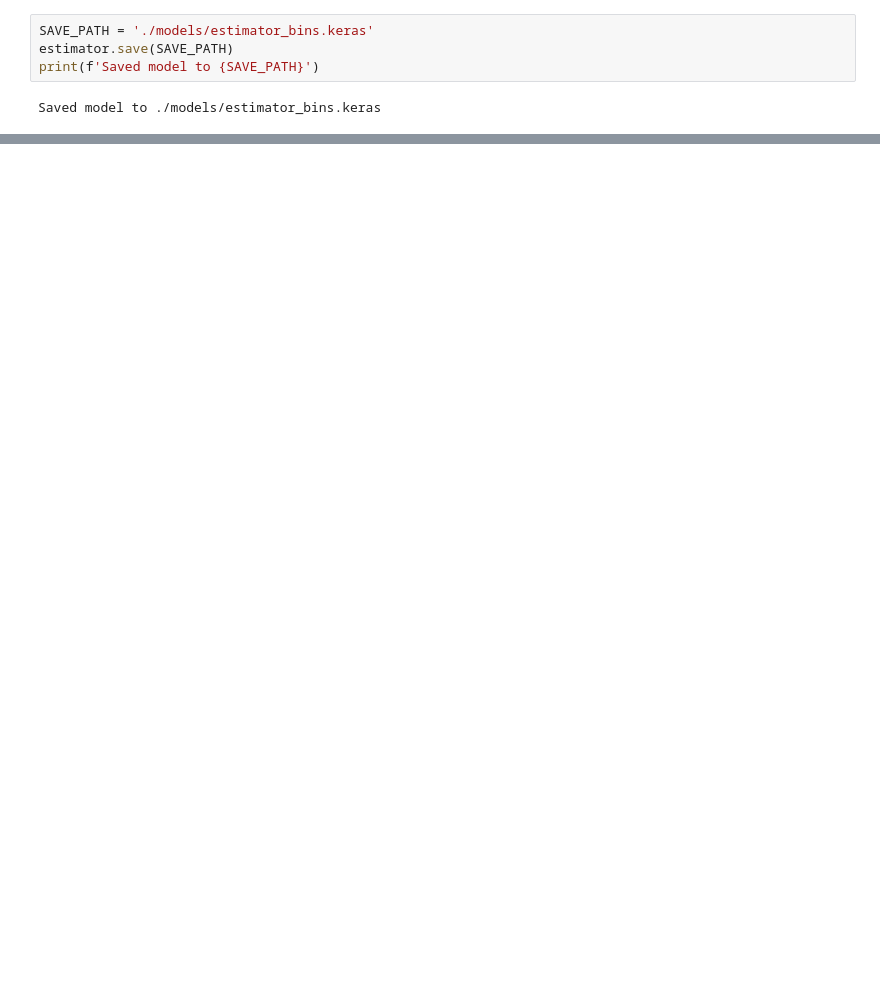
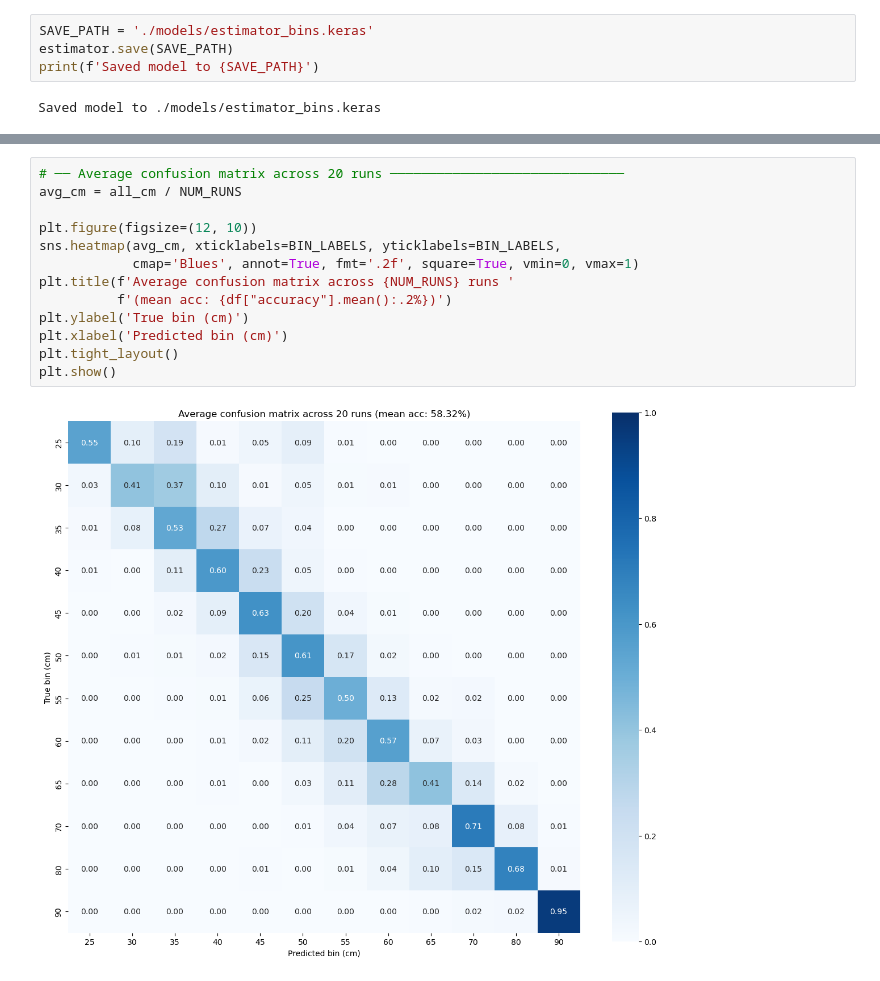
Before and after one commit to mmerioles/safse, a Jupyter notebook: notebooks/estimate_bins.ipynb, the cells around one changed output, grey strips where cells are left out. Cells and saved outputs as stored; diff of their text form; blank space fills up the shorter version.

```diff
--- a/notebooks/estimate_bins.ipynb
+++ b/notebooks/estimate_bins.ipynb
@@ -331,0 +419,15 @@ Saved model to ./models/estimator_bins.keras
+# %%
+# ── Average confusion matrix across 20 runs ──────────────────────────────
+avg_cm = all_cm / NUM_RUNS
+
+plt.figure(figsize=(12, 10))
+sns.heatmap(avg_cm, xticklabels=BIN_LABELS, yticklabels=BIN_LABELS,
+            cmap='Blues', annot=True, fmt='.2f', square=True, vmin=0, vmax=1)
+plt.title(f'Average confusion matrix across {NUM_RUNS} runs '
+          f'(mean acc: {df["accuracy"].mean():.2%})')
+plt.ylabel('True bin (cm)')
+plt.xlabel('Predicted bin (cm)')
+plt.tight_layout()
+plt.show()
+# %% [output]
+[figure, added]
```
Also changed, not shown: parts of 13 cells of this notebook, 3 other files.
